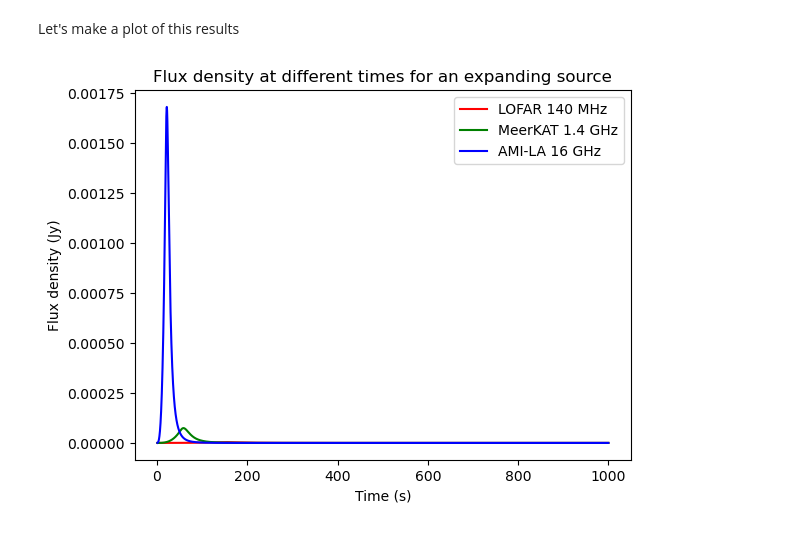
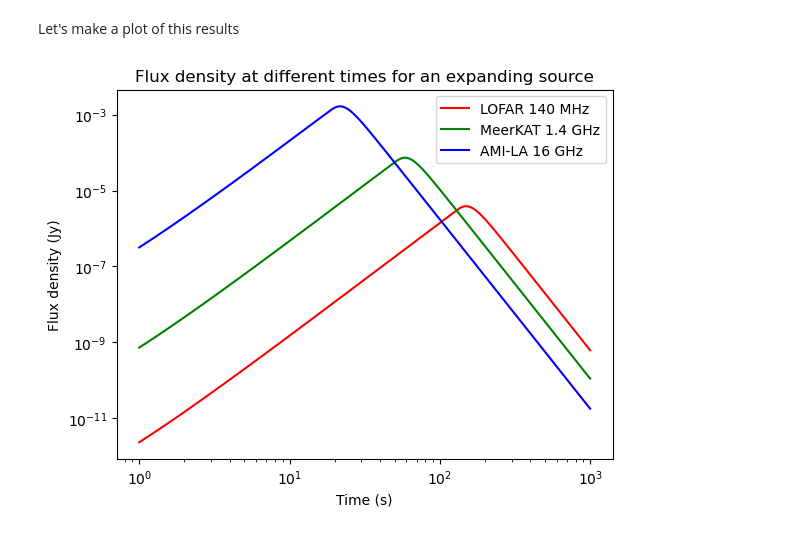
Before and after one commit to Camachoadri/JAEICU2024, a Jupyter notebook: Synchrotron Code/Synchrotron Basics.ipynb, the cells around one changed output. Cells and saved outputs as stored; diff of their text form; code cells hidden in the pictures.

Commit message:
Log-log plot

```diff
--- a/Synchrotron Code/Synchrotron Basics.ipynb
+++ b/Synchrotron Code/Synchrotron Basics.ipynb
@@ -672,31 +672,33 @@ B0= 1.0e3*u.G
 N0= 1.0e12*u.erg**p/u.cm**3
 #Choose 3 frequencies to plot
 n1= 1.4e8*u.Hz #LOFAR
 n2= 1.4e9*u.Hz #MeerKat
 n3= 16e9*u.Hz #AMI-LA
 
 #Computing the values at r
 r=PLradius(t, const.c/(3.0**0.5), r0, 1.0)
 omega= solidangle(r, d)
 B= Br(r, B0, r0)
 N= Nr(r, N0, r0, p)
 
 #Computing the flux at r
 F1= Flux(n1, p, B, r, N, r, d)
 F2= Flux(n2, p, B, r, N, r, d)
 F3= Flux(n3, p, B, r, N, r, d)
 
 #Plotting the results
 l1="LOFAR 140 MHz"
 l2="MeerKAT 1.4 GHz"
 l3="AMI-LA 16 GHz"
+plt.yscale('log')
+plt.xscale('log')
 plt.plot(t,F1,'r', label=l1)
 plt.plot(t,F2,'g', label=l2)
 plt.plot(t,F3,'b', label=l3)
 plt.xlabel(f"Time ({t.unit})")
 plt.ylabel(f'Flux density ({F1.unit})')
 plt.title('Flux density at different times for an expanding source')
 plt.legend()
 plt.show()
 # %% [output]
-[figure, old version]
+[figure, new version]
```
Also changed, not shown: parts of 1 cell of this notebook.
